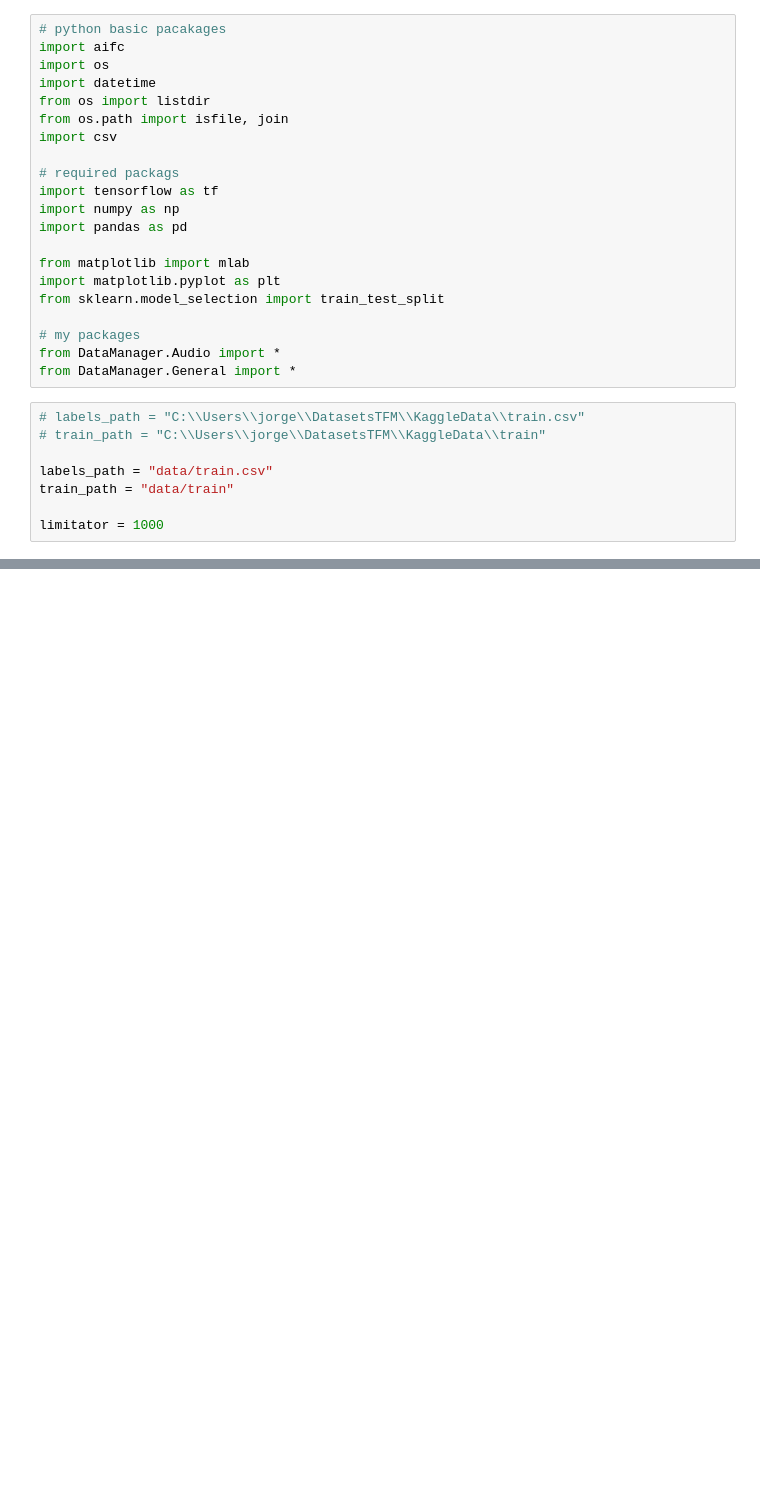
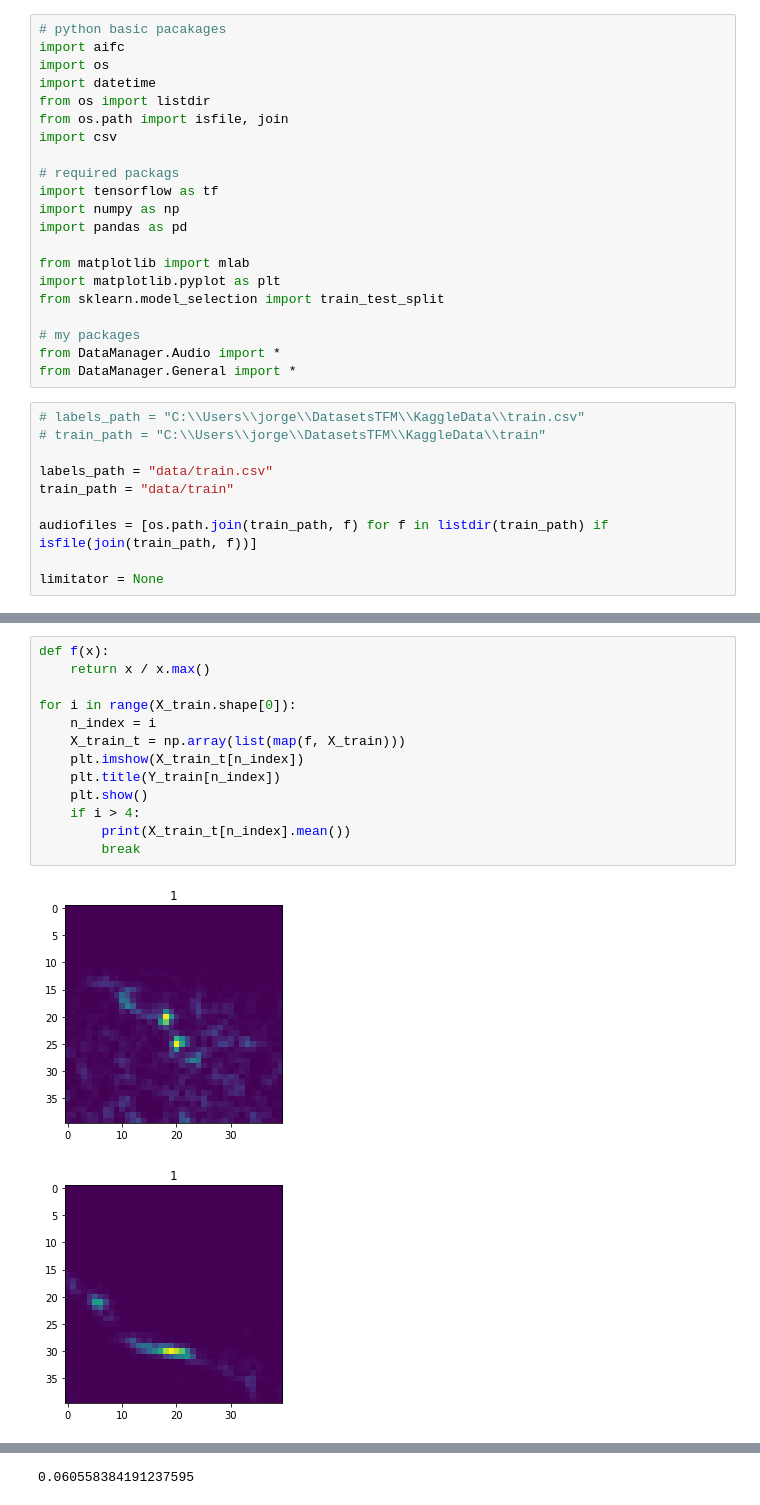
Before and after one commit to JorgeRodri/WhaleClassification, a Jupyter notebook: siamese_trial.ipynb, the cells around one changed output, grey strips where cells are left out. Saved outputs shown, nothing was run; the diff lists cells and outputs as text; blank space fills up the shorter version.

```diff
--- a/siamese_trial.ipynb
+++ b/siamese_trial.ipynb
@@ -26,4 +26,6 @@ from DataManager.General import *
 labels_path = "data/train.csv"
 train_path = "data/train"
 
-limitator = 1000
+audiofiles = [os.path.join(train_path, f) for f in listdir(train_path) if isfile(join(train_path, f))]
+
+limitator = None
@@ -65,0 +69,16 @@ Train (2598, 40, 40)
+# %%
+def f(x):
+    return x / x.max()
+
+for i in range(X_train.shape[0]):
+    n_index = i
+    X_train_t = np.array(list(map(f, X_train)))
+    plt.imshow(X_train_t[n_index])
+    plt.title(Y_train[n_index])
+    plt.show()
+    if i > 4:
+        print(X_train_t[n_index].mean())
+        break
+# %% [output]
+[figure, added]
+[figure, added]
@@ -65,0 +89 @@ Train (2598, 40, 40)
+0.060558384191237595
```
Also changed, not shown: parts of 15 cells of this notebook, 4 other files.
